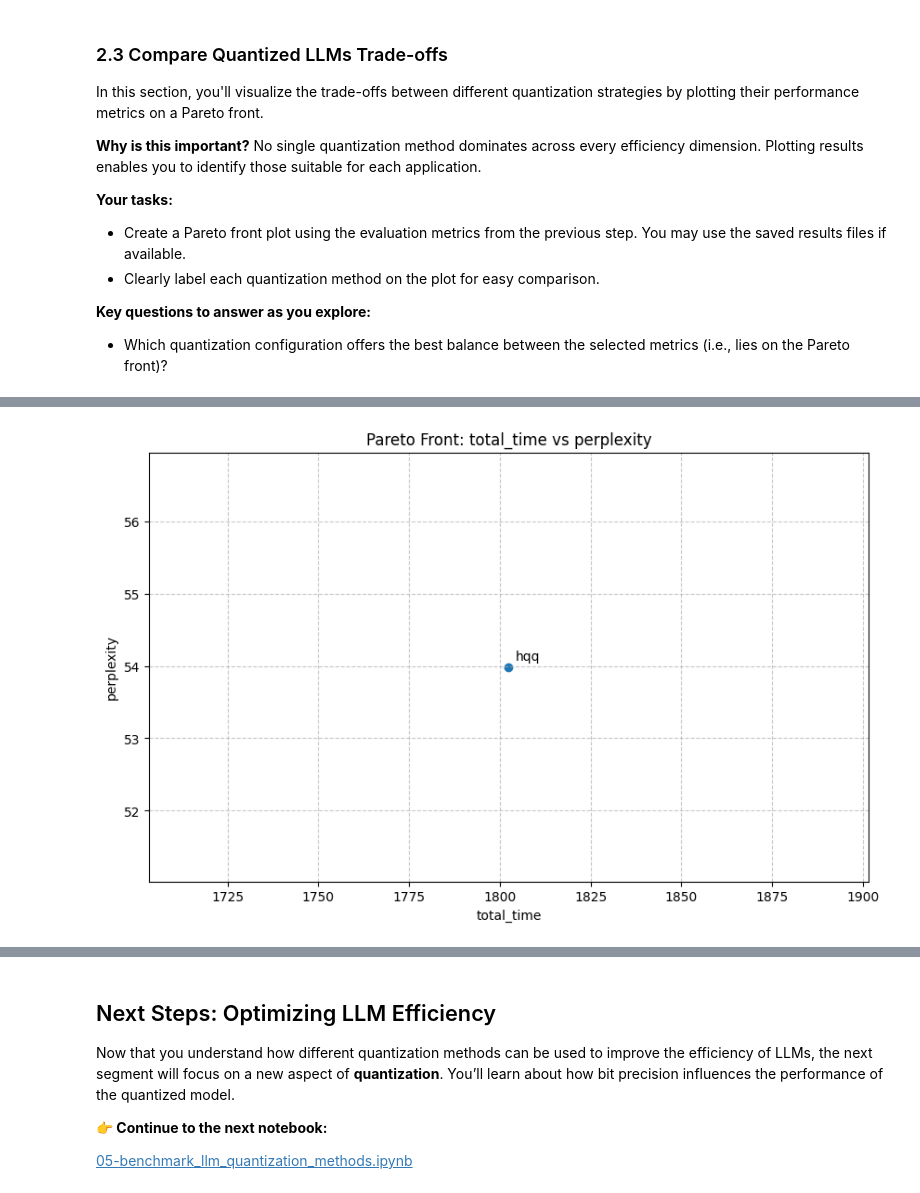
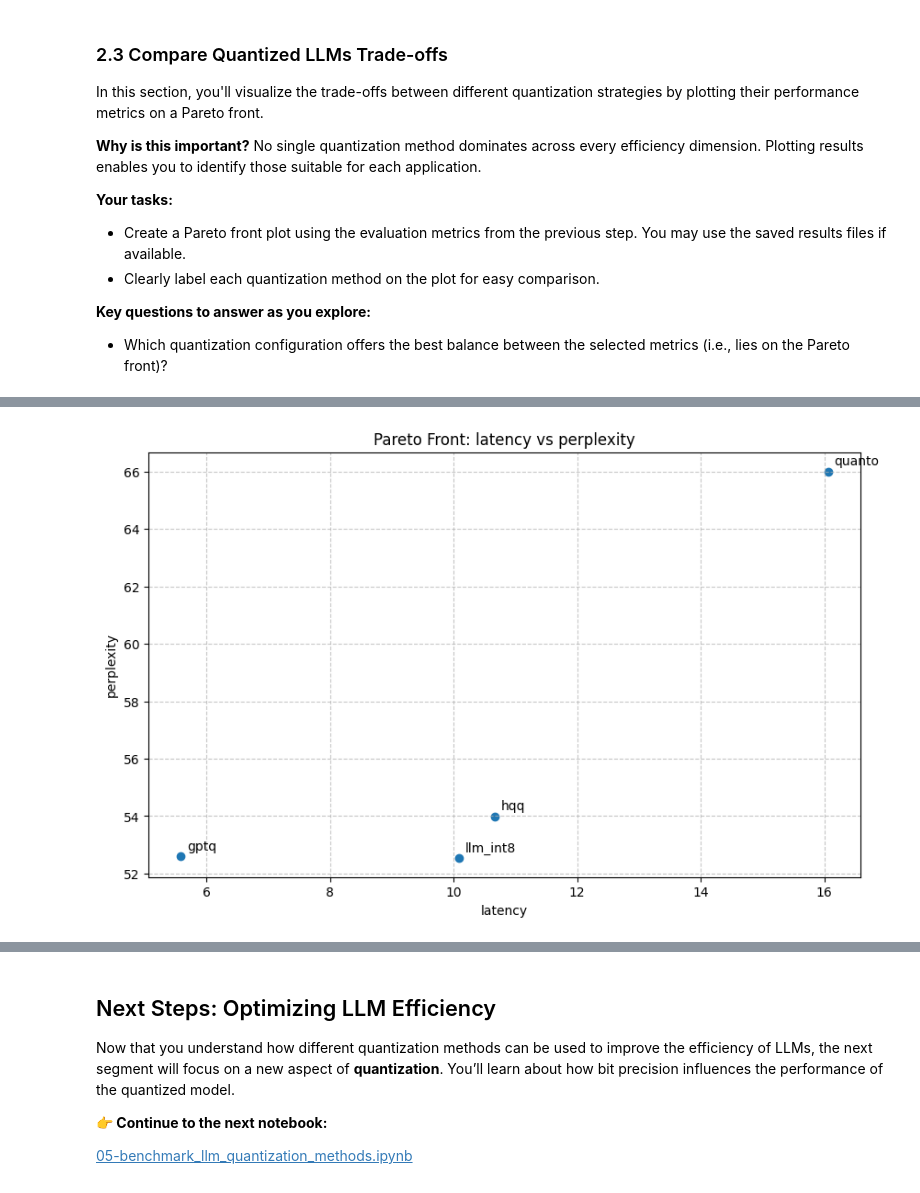
Before and after one commit to PrunaAI/ai-efficiency-courses, a Jupyter notebook: solutions/04-benchmark_llm_quantization_methods.ipynb, the cells around one changed output, grey strips where cells are left out. Saved outputs shown, nothing was run; the diff lists cells and outputs as text; code cells hidden in the pictures.

```diff
--- a/solutions/04-benchmark_llm_quantization_methods.ipynb
+++ b/solutions/04-benchmark_llm_quantization_methods.ipynb
@@ -444,4 +365,4 @@ create_pareto_front(evaluation_results, "total_time", "inference_memory")
-# %%
-plot_pareto_front(evaluation_results, "total_time", "perplexity")
-# %% [output]
-[figure, removed]
+# %%
+create_pareto_front(results, "latency", "perplexity")
+# %% [output]
+[figure, added]
```
Also changed, not shown: parts of 17 cells of this notebook, 5 other files.
